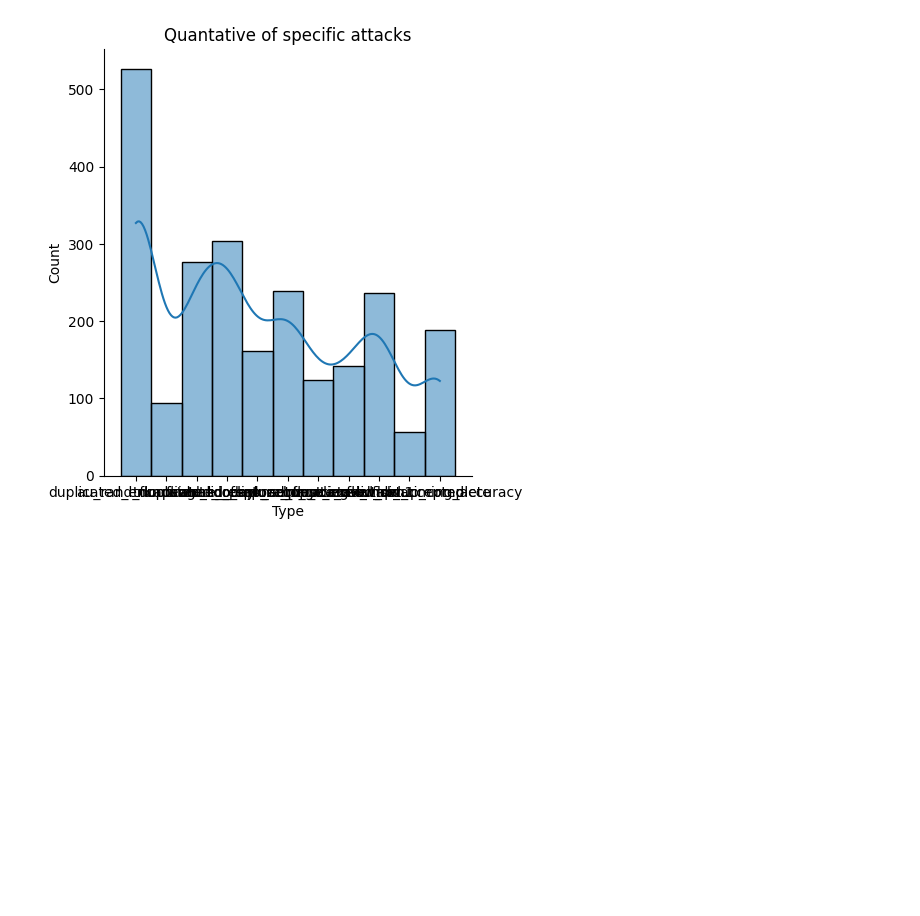
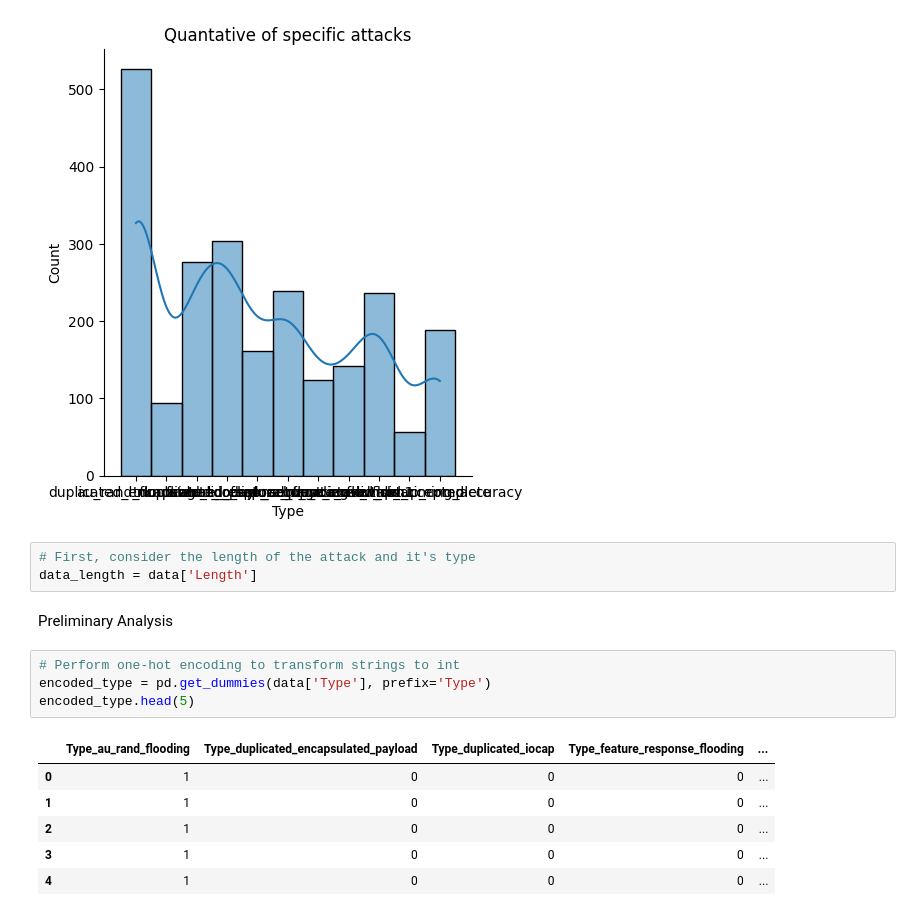
Before and after one commit to Alaninja1209/BrakTooth_Attack, a Jupyter notebook: Project/BrakTooth_Attack.ipynb, the cells around one changed output. Cells and saved outputs as stored; diff of their text form; blank space fills up the shorter version.

```diff
--- a/Project/BrakTooth_Attack.ipynb
+++ b/Project/BrakTooth_Attack.ipynb
@@ -74,3 +89,19 @@ plt.title("Quantative of specific attacks")
 plt.show()
 # %% [output]
 [figure]
+# %%
+# First, consider the length of the attack and it's type
+data_length = data['Length']
+# %% [markdown]
+Preliminary Analysis
+# %%
+# Perform one-hot encoding to transform strings to int
+encoded_type = pd.get_dummies(data['Type'], prefix='Type')
+encoded_type.head(5)
+# %% [output]
+|  | Type_au_rand_flooding | Type_duplicated_encapsulated_payload | Type_duplicated_iocap | Type_feature_response_flooding | ... |
+| 0 | 1 | 0 | 0 | 0 | ... |
+| 1 | 1 | 0 | 0 | 0 | ... |
+| 2 | 1 | 0 | 0 | 0 | ... |
+| 3 | 1 | 0 | 0 | 0 | ... |
+| 4 | 1 | 0 | 0 | 0 | ... |
```
Also changed, not shown: parts of 2 cells of this notebook.
